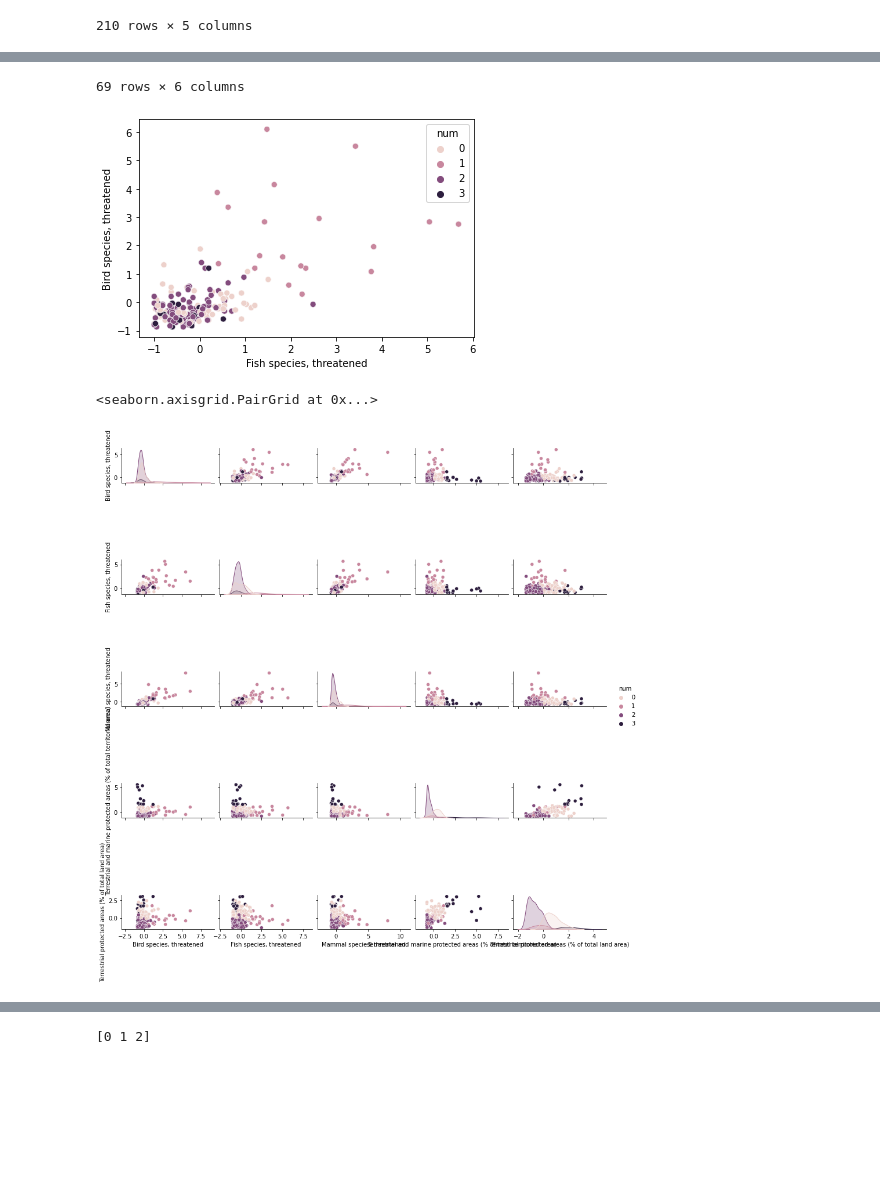
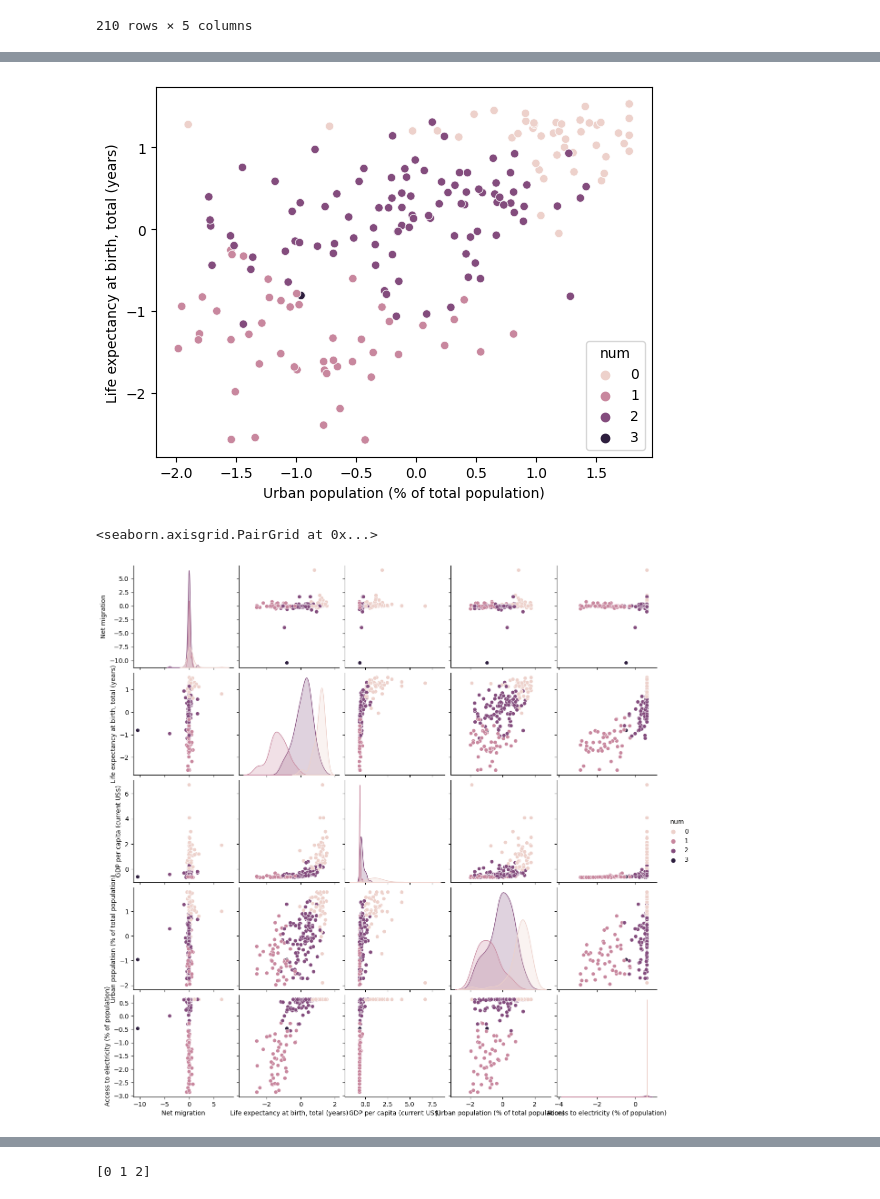
Before and after one commit to f2ire/IA_project, a Jupyter notebook: Untitled3.ipynb, the cells around one changed output, grey strips where cells are left out. Cells and saved outputs as stored; diff of their text form; code cells hidden in the pictures; blank space fills up the shorter version.

Commit message:
"Clusters v1"

```diff
--- a/Untitled3.ipynb
+++ b/Untitled3.ipynb
@@ -38,7 +39,7 @@ df
 | Zimbabwe | 19.0 | 3.0 | 10.0 | 27.214585 | ... |
 210 rows × 5 columns
 # %%
-clean_data=pd.read_csv("clean_dataframe.csv")
+clean_data=pd.read_csv("normalized_clean_dataframe.csv")
 clean_data=clean_data.transpose()
 clean_data.columns = clean_data.iloc[0]
 clean_data=clean_data[1:]
@@ -48,13 +49,15 @@ clean_data=clean_data.dropna(axis=0)
 def Kmeans_clustering(dataframe,n_clusters,init="k-means++", n_init=10, max_iter=300,tol=0.0001, random_state=200):
     kmEngine = KMeans(n_clusters=n_clusters,init=init, n_init=n_init, max_iter=max_iter,tol=tol, random_state=random_state)
     kmeans2=kmEngine.fit(dataframe)
-    clean_data["num"]= kmEngine.predict(clean_data)
+    dataframe["num"]= kmEngine.predict(clean_data)
     return dataframe
 
 #kmEngine = KMeans(n_clusters=4,init="k-means++", n_init=10, max_iter=300,tol=0.0001, random_state=200)
 #kmeans2=kmEngine.fit(clean_data)
 #clean_data["num"]= kmEngine.predict(clean_data)
 c=Kmeans_clustering(clean_data,4)
-sns.scatterplot(data=c, x="Fish species, threatened", y="Bird species, threatened",hue="num")
-clean_data[clean_data["num"]==0]
+sns.scatterplot(data=c, x="Urban population (% of total population)", y="Life expectancy at birth, total (years)",hue="num")
+
+def print_cluster(dataframe,num):
+    return dataframe[dataframe["num"]==num]
 # %% [output]
@@ -74,10 +64,9 @@ clean_data[clean_data["num"]==0]
-69 rows × 6 columns
-[figure, old version]
+[figure, new version]
 # %%
 sns.pairplot(c, hue="num")
 # %% [output]
 <seaborn.axisgrid.PairGrid at 0x...>
-[figure, old version]
+[figure, new version]
 # %%
 def hierarchical_clustering(dataframe,nb_clust, method='complete', metric='euclidean'):
     Z = sch.linkage(dataframe, method='complete', metric='euclidean')
```
Also changed, not shown: parts of 13 cells of this notebook.
